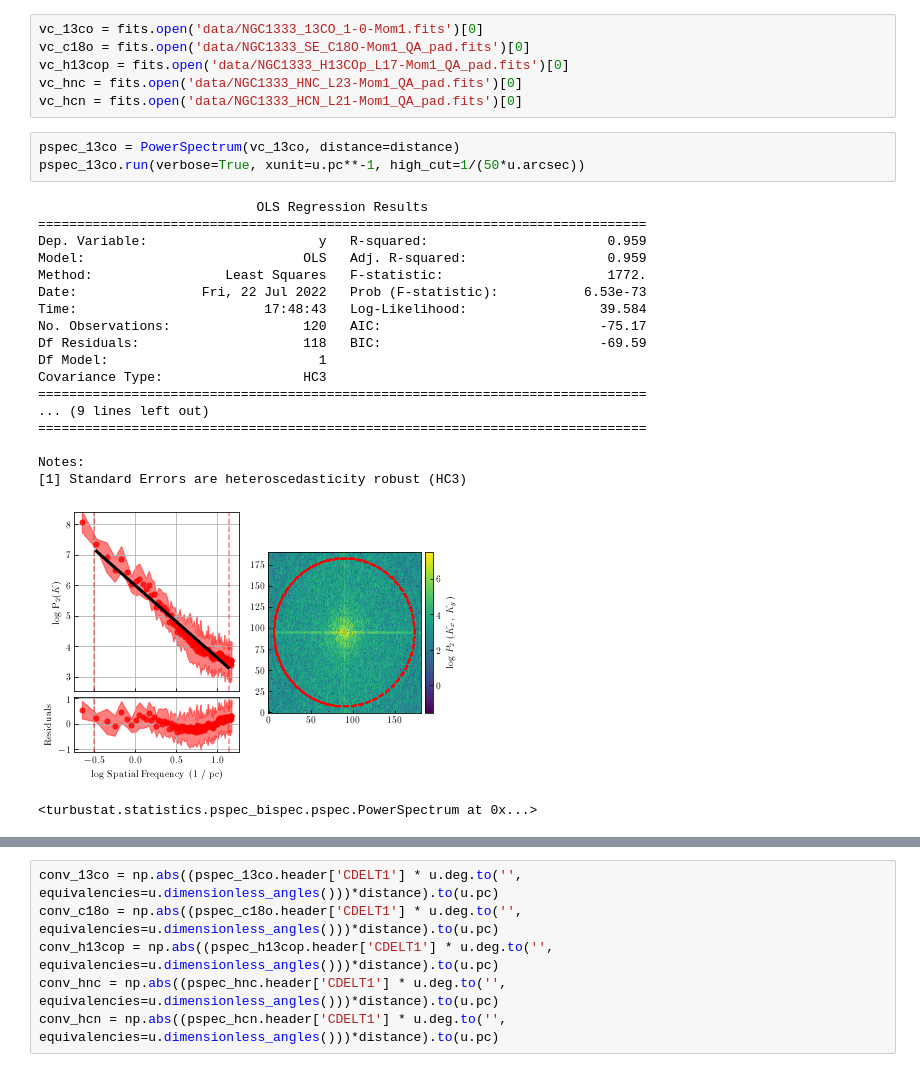
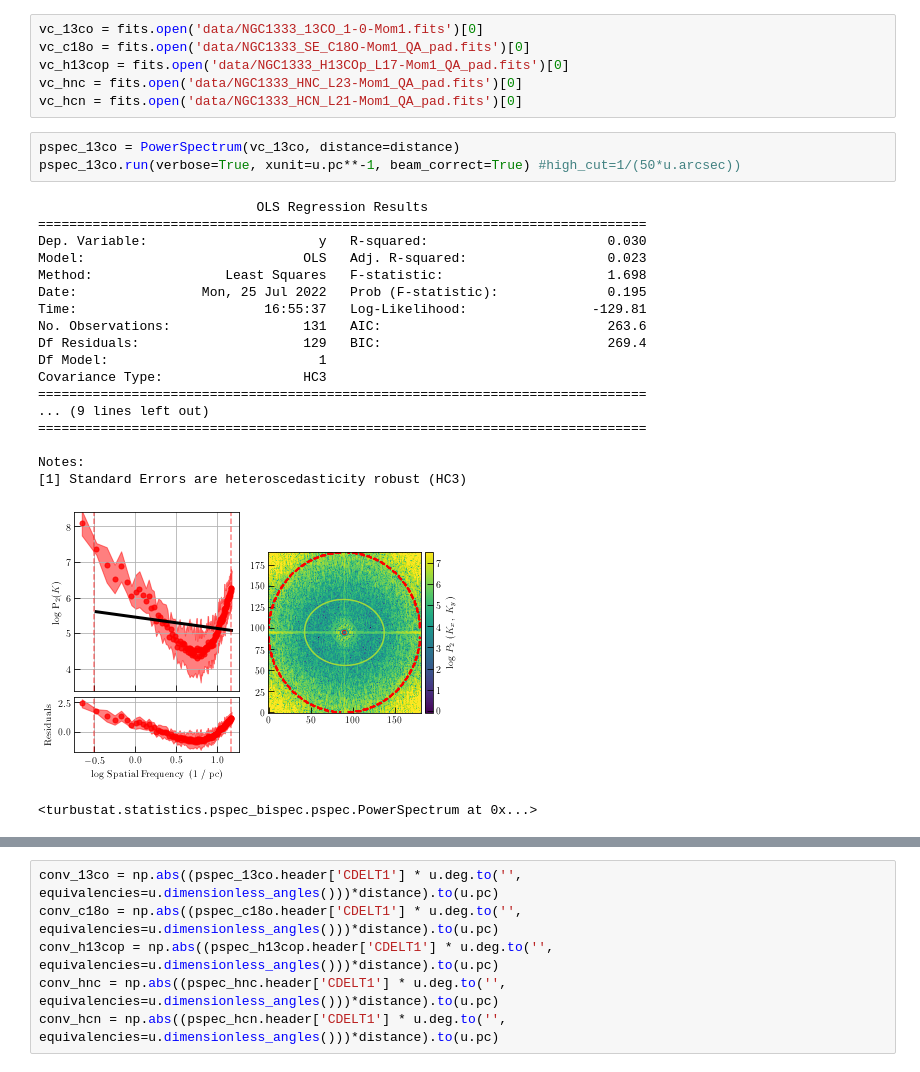
Before and after one commit to jpinedaf/NGC1333_NOEMA_turbulence, a Jupyter notebook: NGC1333_determine_turbulence.ipynb, the cells around one changed output, grey strips where cells are left out. Saved outputs shown, nothing was run; the diff lists cells and outputs as text.

```diff
--- a/NGC1333_determine_turbulence.ipynb
+++ b/NGC1333_determine_turbulence.ipynb
@@ -622,26 +622,26 @@ vc_hnc = fits.open('data/NGC1333_HNC_L23-Mom1_QA_pad.fits')[0]
 vc_hcn = fits.open('data/NGC1333_HCN_L21-Mom1_QA_pad.fits')[0]
 # %%
 pspec_13co = PowerSpectrum(vc_13co, distance=distance)
-pspec_13co.run(verbose=True, xunit=u.pc**-1, high_cut=1/(50*u.arcsec))
+pspec_13co.run(verbose=True, xunit=u.pc**-1, beam_correct=True) #high_cut=1/(50*u.arcsec))
 # %% [output]
                             OLS Regression Results
 ==============================================================================
-Dep. Variable:                      y   R-squared:                       0.959
-Model:                            OLS   Adj. R-squared:                  0.959
-Method:                 Least Squares   F-statistic:                     1772.
-Date:                Fri, 22 Jul 2022   Prob (F-statistic):           6.53e-73
-Time:                        17:48:43   Log-Likelihood:                 39.584
-No. Observations:                 120   AIC:                            -75.17
-Df Residuals:                     118   BIC:                            -69.59
+Dep. Variable:                      y   R-squared:                       0.030
+Model:                            OLS   Adj. R-squared:                  0.023
+Method:                 Least Squares   F-statistic:                     1.698
+Date:                Mon, 25 Jul 2022   Prob (F-statistic):              0.195
+Time:                        16:55:37   Log-Likelihood:                -129.81
+No. Observations:                 131   AIC:                             263.6
+Df Residuals:                     129   BIC:                             269.4
 Df Model:                           1
 Covariance Type:                  HC3
 ==============================================================================
 ... (9 lines left out)
 ==============================================================================
 
 Notes:
 [1] Standard Errors are heteroscedasticity robust (HC3)
-[figure, old version]
+[figure, new version]
 <turbustat.statistics.pspec_bispec.pspec.PowerSpectrum at 0x...>
 # %%
 pspec_c18o = PowerSpectrum(vc_c18o, distance=distance)
```
Also changed, not shown: parts of 31 cells of this notebook, 17 other files.
